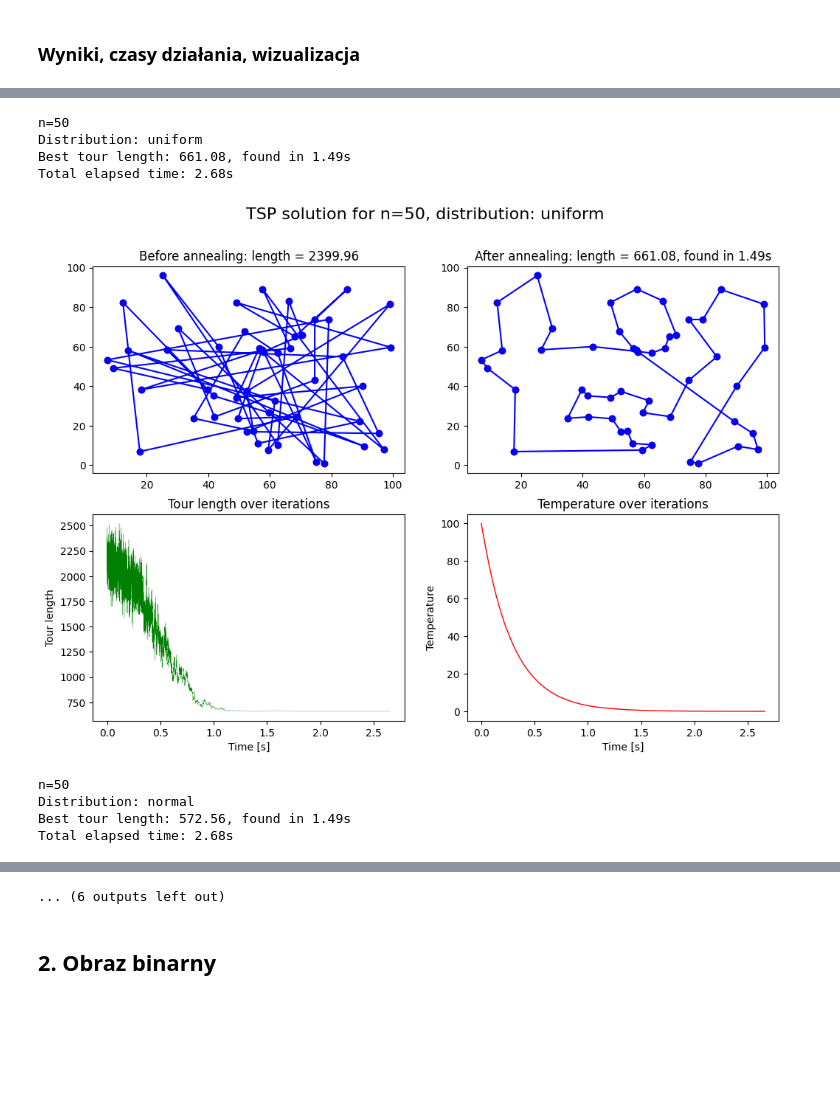
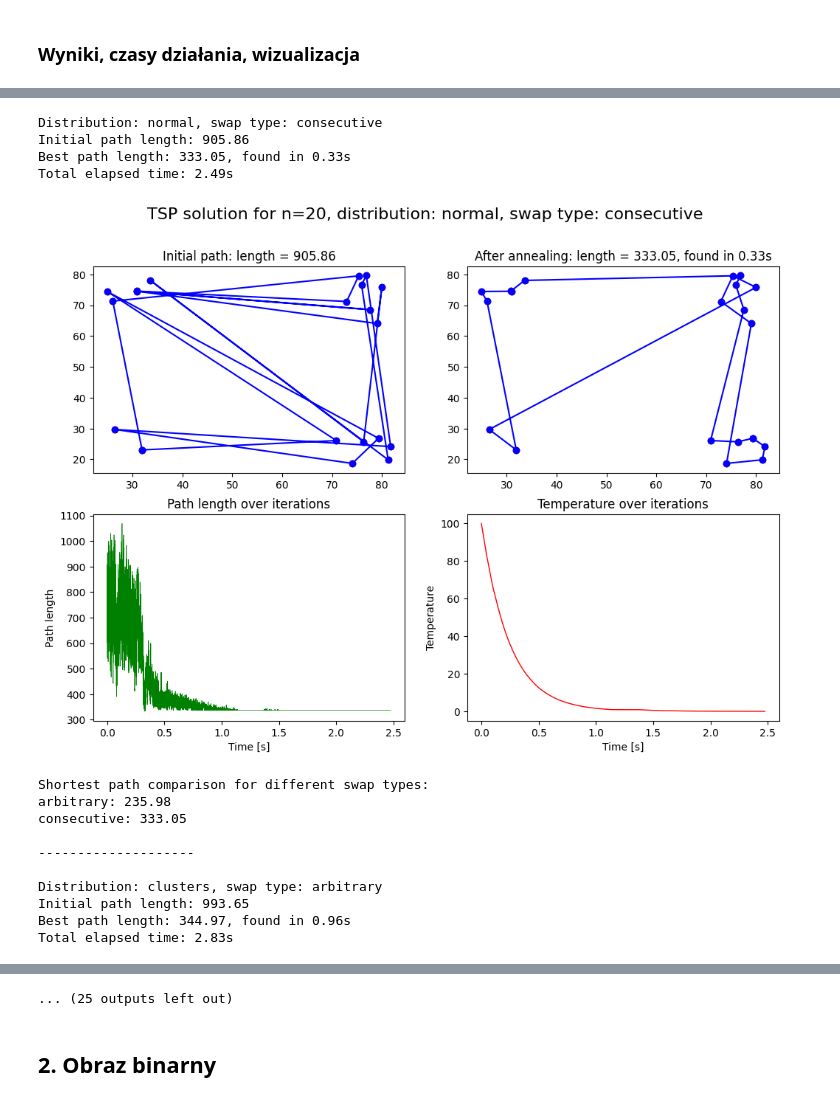
Before and after one commit to psarsky/computational-methods-course, a Jupyter notebook: lab4/report.ipynb, the cells around one changed output, grey strips where cells are left out. Saved outputs shown, nothing was run; the diff lists cells and outputs as text; code cells hidden in the pictures; blank space fills up the shorter version.

Commit message:
improved the annealing function and plotting

```diff
--- a/lab4/report.ipynb
+++ b/lab4/report.ipynb
@@ -73,6 +86,7 @@ def simulated_annealing(points, temperature=100, cooling_rate=0.995, threshold=1
 - `generate_points()` - generowanie chmury punktów zgodnie z podanymi parametrami
 # %%
 def generate_points(n, distribution="uniform"):
+    """Generate n random points in 2D space with a given distribution."""
     match distribution:
         case "uniform":
             return np.random.rand(n, 2) * 100
@@ -81,14 +95,14 @@ def generate_points(n, distribution="uniform"):
             points = []
             for _ in range(n):
                 center = random.choice(centers)
-                points.append(np.random.normal(loc=center, scale=10, size=(1, 2))[0])
+                points.append(np.random.normal(loc=center, scale=5, size=(1, 2))[0])
             return np.array(points)
         case "clusters":
             clusters = [(10, 10), (90, 90), (10, 90), (90, 10), (50, 50), (25, 75), (75, 25), (25, 25), (75, 75)]
             points = []
             for _ in range(n):
                 cluster = random.choice(clusters)
-                points.append(np.random.normal(loc=cluster, scale=5, size=(1, 2))[0])
+                points.append(np.random.normal(loc=cluster, scale=2, size=(1, 2))[0])
             return np.array(points)
 # %% [markdown]
 - `distance_matrix()` - generowanie macierzy zawierającej odległości między każdą parą punktów
@@ -144,25 +176,46 @@ def plot_results(points, best_tour, best_length, found_time, initial_tour, initi
 # %% [markdown]
 ### Wyniki, czasy działania, wizualizacja
 # %%
+n_values = [20, 50, 100]
 distributions = ["uniform", "normal", "clusters"]
-n_values = [20, 50, 100]
+swap_types = ["arbitrary", "consecutive"]
 
 for n in n_values:
+    print(f"---------- n = {n} ----------\n")
+    for dist in distributions:
+        points = generate_points(n, dist)
+        results = []
+        for swap_type in swap_types:
+            start = time.time()
+            best_path, best_length, found_time, initial_path, initial_length, lengths, temps, paths =\
+                simulated_annealing(points, swap_type=swap_type)
+            elapsed = time.time() - start
 
-    for dist in distributions:
+            results.append((swap_type, best_length))
 
-        points = generate_points(n, dist)
-        start = time.time()
-        best_tour, best_length, found_time, initial_tour, initial_length,\
-            lengths, temps = simulated_annealing(points)
-        elapsed = time.time() - start
+            print(f"Distribution: {dist}, swap type: {swap_type}")
+            print(f"Initial path length: {initial_length:.2f}")
+            print(f"Best path length: {best_length:.2f}, found in {found_time:.2f}s")
+            print(f"Total elapsed time: {elapsed:.2f}s")
 
-        print(f"n={n}")
-        print(f"Distribution: {dist}")
-        print(f"Best tour length: {best_length:.2f}, found in {found_time:.2f}s")
-        print(f"Total elapsed time: {elapsed:.2f}s")
+            plot_results(
+                points,
+                best_path,
+                best_length,
+                found_time,
+                initial_path,
+                initial_length,
+                lengths,
+                temps,
+                n,
+                dist,
+                swap_type
+            )
+
+        print("Shortest path comparison for different swap types:")
+        for swap_type, best_length in results:
+            print(f"{swap_type}: {best_length:.2f}")
         print()
-
-        plot_results(points, best_tour, best_length, found_time,
-                        initial_tour, initial_length, lengths, temps, n, dist)
+        if dist != "clusters":
+            print("--------------------\n")
 # %% [output]
@@ -184,9 +245,15 @@ Total elapsed time: 1.50s
-n=50
-Distribution: uniform
-Best tour length: 661.08, found in 1.49s
-Total elapsed time: 2.68s
+Distribution: normal, swap type: consecutive
+Initial path length: 905.86
+Best path length: 333.05, found in 0.33s
+Total elapsed time: 2.49s
-[figure, old version]
+[figure, new version]
-n=50
-Distribution: normal
-Best tour length: 572.56, found in 1.49s
-Total elapsed time: 2.68s
+Shortest path comparison for different swap types:
+arbitrary: 235.98
+consecutive: 333.05
+
+--------------------
+
+Distribution: clusters, swap type: arbitrary
+Initial path length: 993.65
+Best path length: 344.97, found in 0.96s
+Total elapsed time: 2.83s
@@ -199,4 +266,4 @@ Total elapsed time: 2.76s
-... (6 outputs left out)
+... (25 outputs left out)
 # %% [markdown]
 ## 2. Obraz binarny
 # %% [markdown]
```
Also changed, not shown: parts of 8 cells of this notebook, 1 other file.
